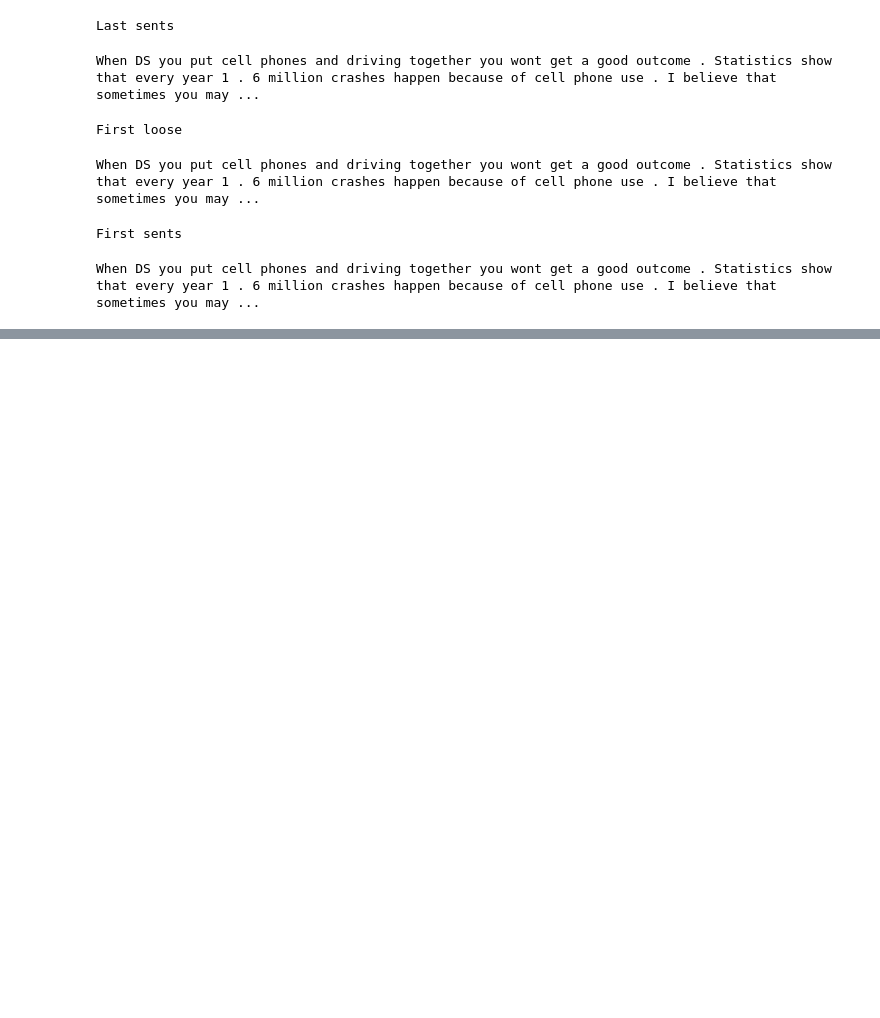
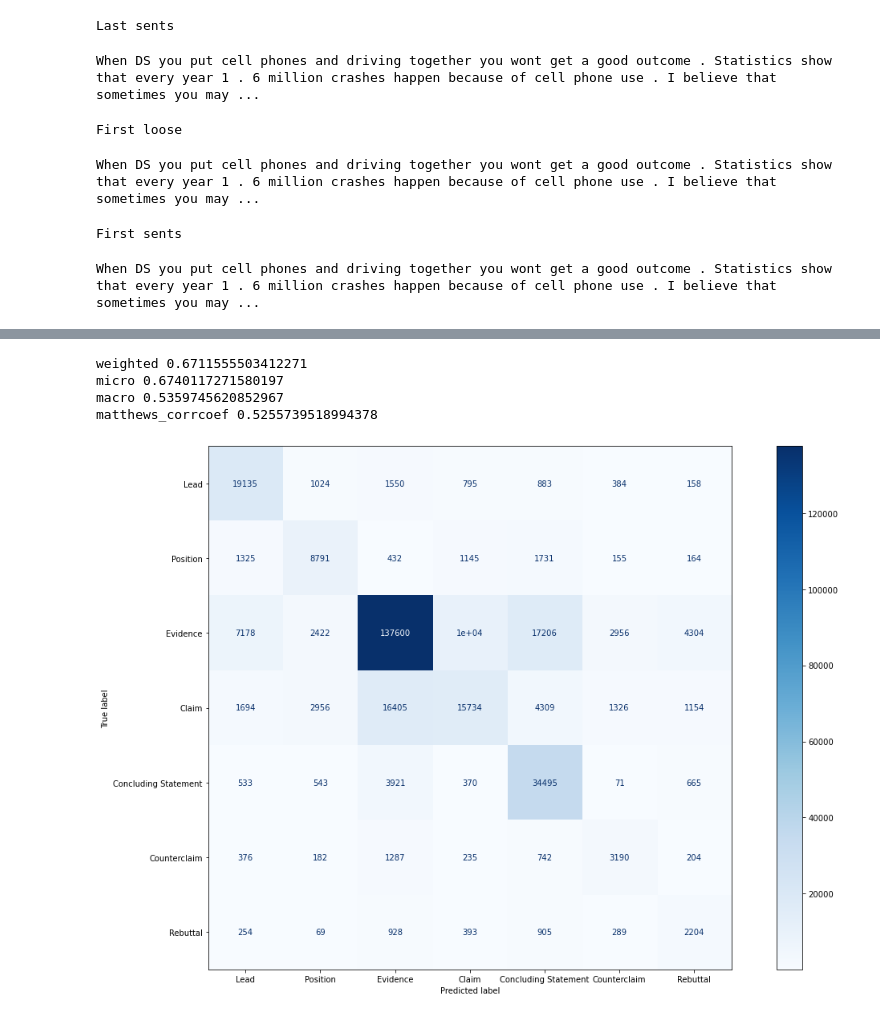
Before and after one commit to Vosloo/evaluating-student-writing, a Jupyter notebook: notebooks/NER/spacy/ner_manual_rules.ipynb, the cells around one changed output, grey strips where cells are left out. Cells and saved outputs as stored; diff of their text form; code cells hidden in the pictures; blank space fills up the shorter version.

```diff
--- a/notebooks/NER/spacy/ner_manual_rules.ipynb
+++ b/notebooks/NER/spacy/ner_manual_rules.ipynb
@@ -553,0 +606,4 @@ for text in loader.iterate(purify_discourses=True, purify_text=True, verbose=Tru
+# %%
+the_model = torch.load("../../classification/roberta_classifier_short_model_5_epochs_1_undersampling")
+# %%
+tokenizer = RobertaTokenizer.from_pretrained('roberta-base')
@@ -553,0 +829,45 @@ for text in loader.iterate(purify_discourses=True, purify_text=True, verbose=Tru
+# %%
+def calc_score_for_test(dataset, ids, keep_first_de=False, keep_first_ds=False, fix_doc = False):
+    y_pred = []
+    y_true = []
+    for i, data in enumerate(dataset):
+        ppred,list_of_labels_ppred = create_discourse_doc(data.predicted, ids[i].strip(), True, keep_first_de=keep_first_de, keep_first_ds=keep_first_ds, fix_doc= fix_doc)
+        rref, list_of_labels_rref = create_discourse_doc(data.reference, ids[i].strip(), False, keep_first_de=keep_first_de, keep_first_ds=keep_first_ds, fix_doc= fix_doc)
+
+
+        shift = 0
+        indexes = []
+        for i,token in enumerate(rref):
+            if str(token) == str(ppred[i+shift]):
+                continue
+            else:
+                indexes.append(i)
+                shift+=1
+        new_list_of_labels_ppred = [token for i,token in enumerate(list_of_labels_ppred) if i not in indexes]
+
+        y_pred += new_list_of_labels_ppred
+        y_true += list_of_labels_rref
+
+    #TODO nowa metryka na y_pred i y_true
+
+
+    print('weighted', f1_score(y_true, y_pred, average='weighted'))
+    print('micro', f1_score(y_true, y_pred, average='micro'))
+    print('macro', f1_score(y_true, y_pred, average='macro'))
+    print('matthews_corrcoef', matthews_corrcoef(y_true, y_pred))
+
+    fig = ConfusionMatrixDisplay.from_predictions(y_true, y_pred,
+                                                labels=['Lead', 'Position', 'Evidence', 'Claim', 'Concluding Statement','Counterclaim', 'Rebuttal'],
+                                                cmap=plt.cm.Blues,
+                                                )
+    fig = fig.ax_.get_figure()
+    fig.set_figwidth(20)
+    fig.set_figheight(12)
+# %%
+calc_score_for_test(predicted_examples, ids, False, True, True)
+# %% [output]
+weighted 0.6711555503412271
+micro 0.6740117271580197
+macro 0.5359745620852967
+matthews_corrcoef 0.5255739518994378
+[figure, added]
```
Also changed, not shown: parts of 39 cells of this notebook.
